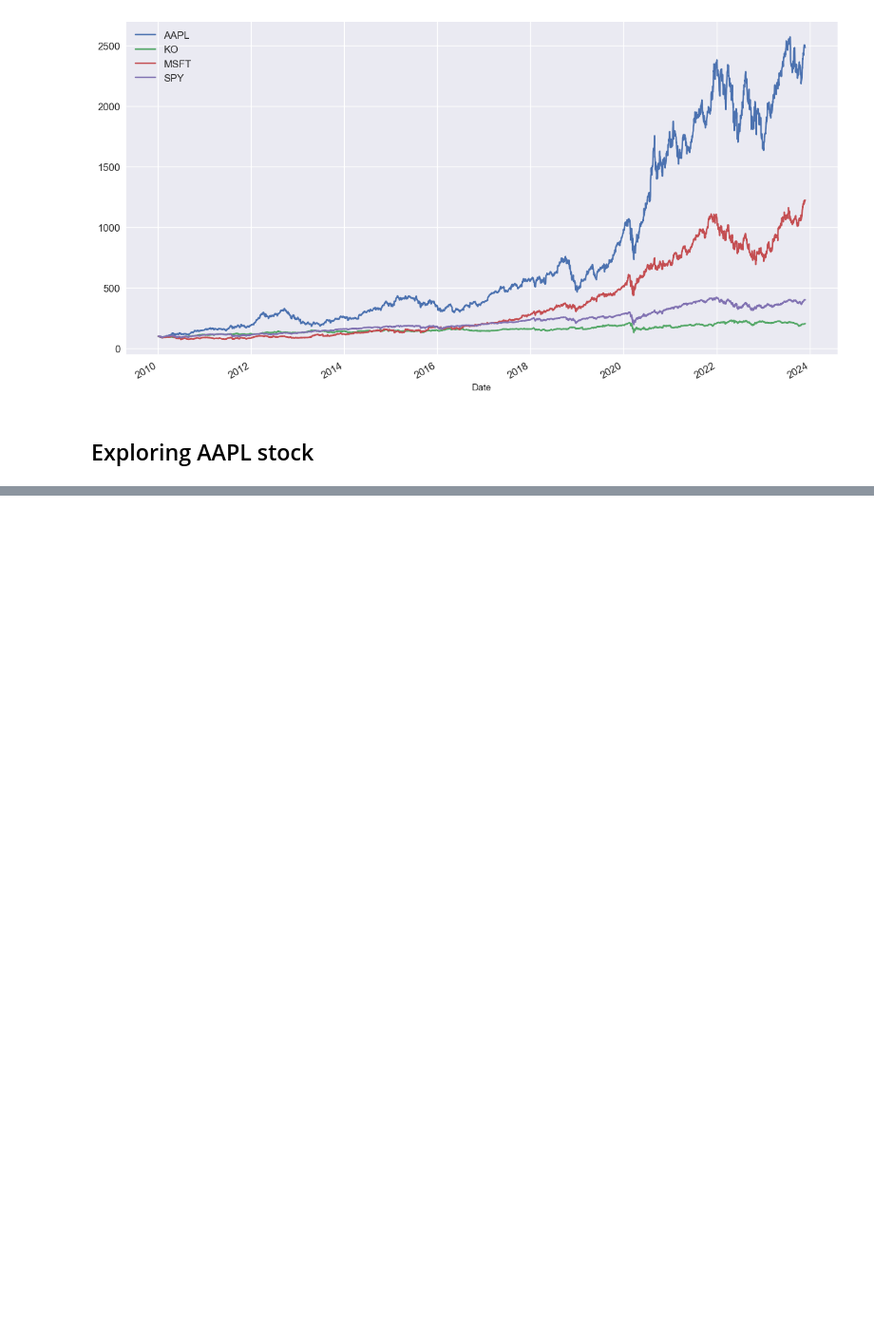
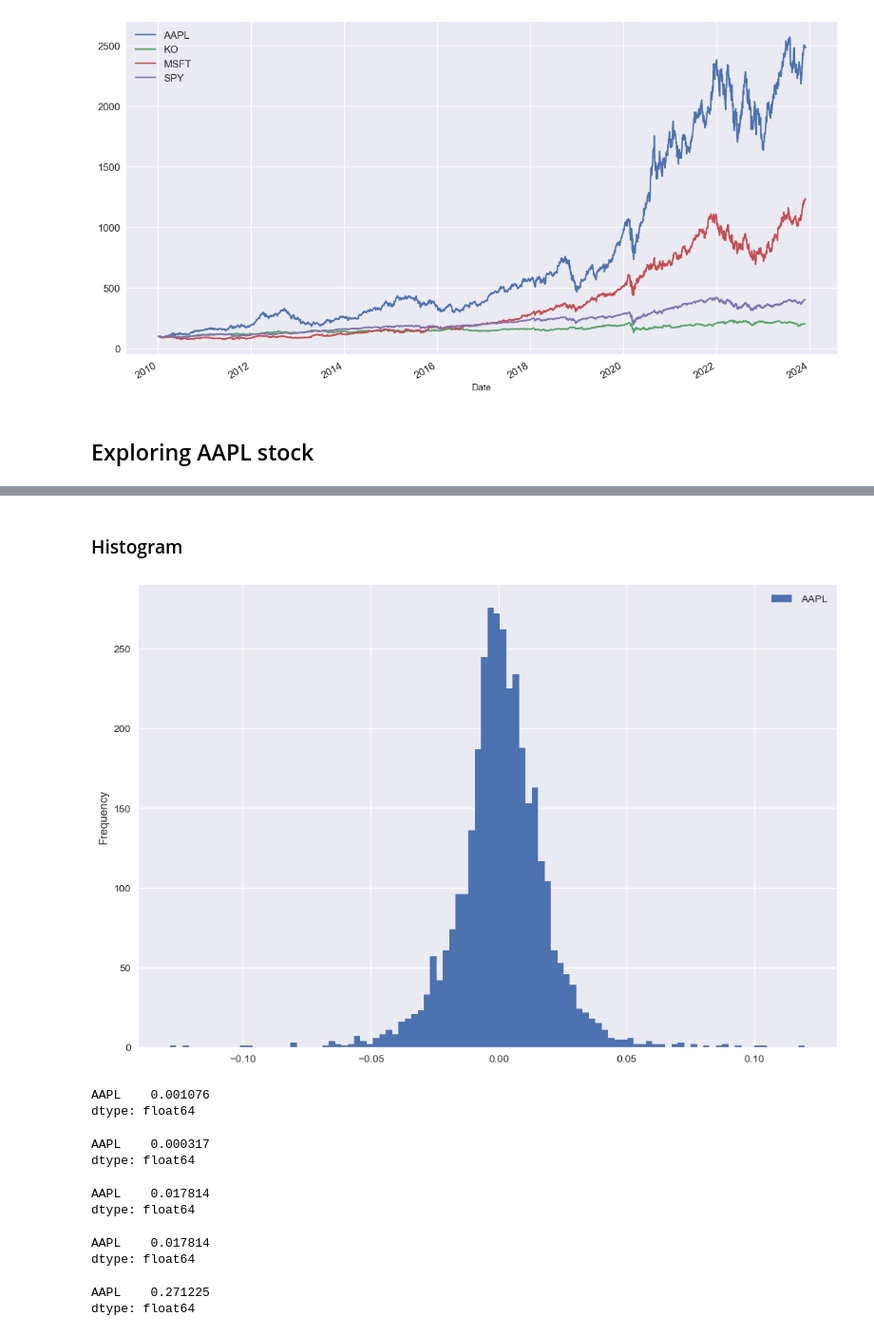
Before and after one commit to chrishunt11/Algorithmic_Trading_Python, a Jupyter notebook: Algorithmic Trading.ipynb, the cells around one changed output, grey strips where cells are left out. Shown: that part at 95% size. Drawn from its saved outputs; the diff is of its cells as text; code cells hidden in the pictures; blank space fills up the shorter version.

```diff
--- a/Algorithmic Trading.ipynb
+++ b/Algorithmic Trading.ipynb
@@ -444,0 +464,2 @@ aapl
+# %%
+aapl.rename(columns={'% Change 2': '% Change'}, inplace=True)
@@ -444,0 +560,2 @@ aapl
+# %%
+ret = aapl.pct_change().dropna()
@@ -444,0 +573,40 @@ aapl
+# %% [markdown]
+### Histogram
+# %%
+ret.plot(kind='hist', figsize=(12,8), bins=100)
+plt.show()
+# %% [output]
+[figure, added]
+# %%
+# daily mean return
+daily_mean_return = ret.mean()
+daily_mean_return
+# %% [output]
+AAPL    0.001076
+dtype: float64
+# %%
+# Variance daily
+var_daily = ret.var()
+var_daily
+# %% [output]
+AAPL    0.000317
+dtype: float64
+# %%
+# standard deviation daily
+std_daily = np.sqrt(var_daily)
+std_daily
+# %% [output]
+AAPL    0.017814
+dtype: float64
+# %%
+ret.std()
+# %% [output]
+AAPL    0.017814
+dtype: float64
+# %%
+# Annual Mean Return
+annual_mean_return = daily_mean_return * 252
+annual_mean_return
+# %% [output]
+AAPL    0.271225
+dtype: float64
```
Also changed, not shown: parts of 52 cells of this notebook, 1 other file.
